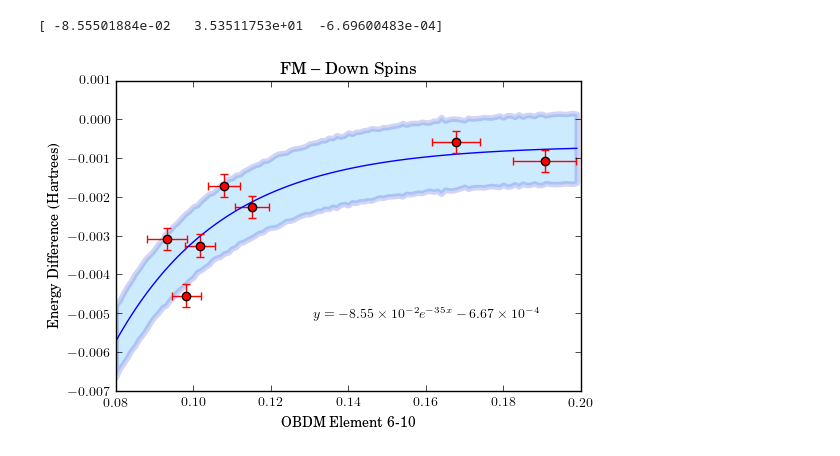
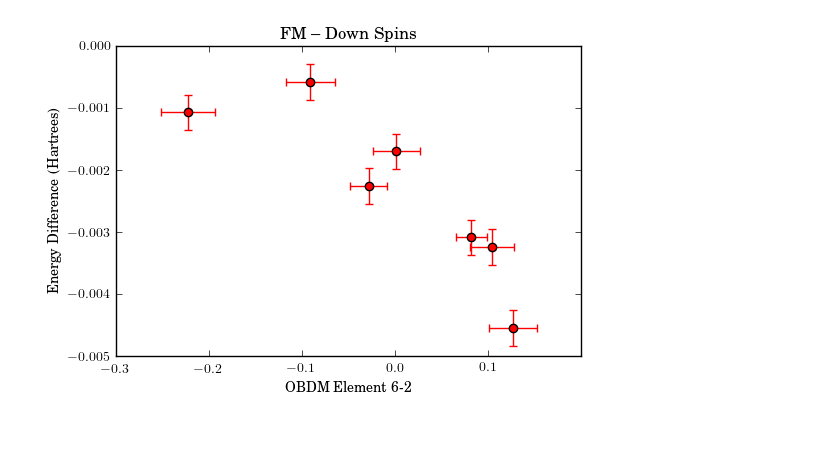
Before and after one commit to WagnerGroup/OriginMagnetism, a Jupyter notebook: Molecules/OBDM/obdmanalysis.ipynb, the cells around one changed output. Cells and saved outputs as stored; diff of their text form; code cells hidden in the pictures.

Commit message:
Bug fix: All significant elements now present
Plots for significant elements -- no fits yet

```diff
--- a/Molecules/OBDM/obdmanalysis.ipynb
+++ b/Molecules/OBDM/obdmanalysis.ipynb
@@ -58,11 +48,12 @@ df.index = range(0,len(df))
 # %%
+#Filter for which matrix elements are of most interest
 def sigelements(matrix,siglist,storage):
     temp =[]
     for i in range(13):
         for j in range(13):
             if i == j:
                 break
-            if matrix[i][j] > 0.05 and matrix[i][j]<0.9:
+            elif abs(matrix[i][j]) > 0.05:
                 temp.append((i,j))
     storage['sig'] = temp
     siglist.append(storage)
@@ -115,7 +98,8 @@ def obdmelements(angle,matrix,errmatrix,coordinates,out):
     storage['err'] = errmatrix[coordinates[0]][coordinates[1]]
     return out.append(storage)
 # %%
-fmupcoord = [(7,6),(10,6)]
+#For each magnetic state and spin, compile the matrix elements associated with each coordinate
+fmupcoord = [(7,6)]
 fmup = []
 for i in range(14):
     if df['state'][i] =='FM':
@@ -123,7 +107,7 @@ for i in range(14):
             obdmelements(df['angle'][i],df['upmatrix'][i],df['uperr'][i],coord,fmup)
 
 
-fmdowncoord = [(6,0),(9,5),(7,2),(10,6)]
+fmdowncoord = [(6,2),(7,0)]
 fmdown =[]
 for i in range(14):
     if df['state'][i] =='FM':
@@ -131,14 +115,14 @@ for i in range(14):
             obdmelements(df['angle'][i],df['downmatrix'][i],df['downerr'][i],coord,fmdown)
 
 
-afmupcoord = [(9,5),(10,6)]
+afmupcoord = [(10,6)]
 afmup = []
 for i in range(14):
     if df['state'][i] =='AFM':
         for coord in afmupcoord:
             obdmelements(df['angle'][i],df['upmatrix'][i],df['uperr'][i],coord,afmup)
 
-afmdowncoord = [(6,0),(6,2),(7,2),(7,6)]
+afmdowncoord = [(6,2),(6,3),(7,0)]
 afmdown = []
 for i in range(14):
     if df['state'][i] =='AFM':
@@ -182,33 +221,33 @@ def func(x, a, b, c):
 # %%
+check = fd[0]
 obdmelem = []
 obdmerr = []
 for i in range(7):
-    obdmelem.append(fd106[i]['value'])
-    obdmerr.append(fd106[i]['err'])
+    obdmelem.append(check[i]['value'])
+    obdmerr.append(check[i]['err'])
 obdmelem = np.asarray(obdmelem)
 obdmerr = np.asarray(obdmerr)
 inds = obdmelem.argsort()
 sortedErr =obdmerr[inds]
 sortedobdm = np.sort(obdmelem)
 sortedDiff = diff[inds]
 sortedDiffErr = errdiff[inds]
 
-popt, pcov = curve_fit(func, sortedobdm, sortedDiff, [-2.15001007e-07,3.81735185e+01,-5.72230001e-04])
-x=np.arange(0.08, 0.2, .001)
-print(popt)
-y= popt[0]*exp(-popt[1]*x)+popt[2]
-error = np.random.normal(0.0009, 0.00002, size=y.shape)
-plt.fill_between(x, y-error, y+error,    alpha=0.2, edgecolor='#1B2ACC', facecolor='#089FFF',
-    linewidth=4, antialiased=True)
-plt.plot(x, y)
-plt.text(0.16, -0.005,r'$y = -8.55\times 10^{-2}e^{-35x}-6.67\times 10^{-4}$', horizontalalignment='center',
-     verticalalignment='center')
+#popt, pcov = curve_fit(func, sortedobdm, sortedDiff, [-2.15001007e-07,3.81735185e+01,-4.72230001e-04])
+#x=np.arange(0.13, 0.2, .001)
+#print(popt)
+#y= popt[0]*exp(-popt[1]*x)+popt[2]
+#error = np.random.normal(0.0009, 0.00002, size=y.shape)
+#plt.fill_between(x, y-error, y+error,    alpha=0.2, edgecolor='#1B2ACC', facecolor='#089FFF',
+#    linewidth=4, antialiased=True)
+#plt.plot(x, y)
+#plt.text(0.17, -0.005,r'$y = -4.158e^{-50.8x}-5.716\times 10^{-4}$', horizontalalignment='center',
+#     verticalalignment='center')
 
 plt.errorbar(sortedobdm,sortedDiff,xerr=sortedErr,yerr=sortedDiffErr,marker='o',color='r',mew=1,linestyle='None')
 plt.ylabel('Energy Difference (Hartrees)')
-plt.xlabel('OBDM Element 6-10')
+plt.xlabel('OBDM Element 6-2')
 plt.title('FM -- Down Spins')
 plt.show()
 # %% [output]
-[ -8.55501884e-02   3.53511753e+01  -6.69600483e-04]
-[figure, old version]
+[figure, new version]
```
Also changed, not shown: parts of 14 cells of this notebook.
